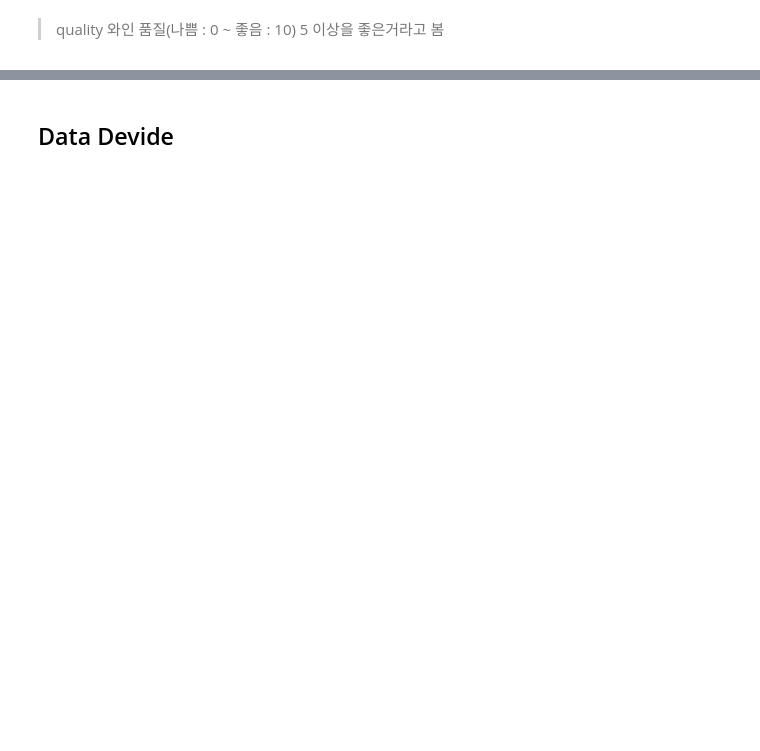
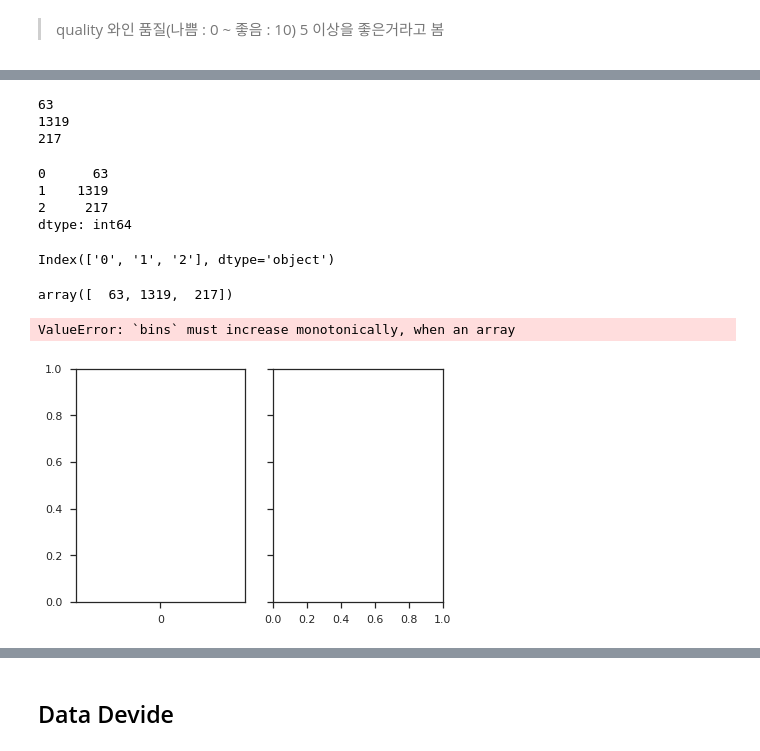
Before and after one commit to wonbae/wine-quality-sales, a Jupyter notebook: Redwine-analysis.ipynb, the cells around one changed output, grey strips where cells are left out. Drawn from its saved outputs; the diff is of its cells as text; code cells hidden in the pictures; blank space fills up the shorter version.

```diff
--- a/Redwine-analysis.ipynb
+++ b/Redwine-analysis.ipynb
@@ -279,3 +297,62 @@ y1.head(10)
+# %%
+y_bad = list()
+y_good = list()
+y_superior = list()
+
+for grade in wine_quality:
+    if grade < 5:
+        y_bad.append(grade)
+
+    elif (grade >=5 and grade <= 6):
+        y_good.append(grade)
+
+    else:
+        y_superior.append(grade)
+
+
+# tmp = [y_bad, y_good, y_superior]
+# res = pd.Series(tmp)
+# print(res)
+# print(type(res))
+
+
+res = pd.Series(y_bad)
+res2 = pd.Series(y_good)
+res3 = pd.Series(y_superior)
+# %%
+print(len(res))
+print(len(res2))
+print(len(res3))
+# %% [output]
+63
+1319
+217
+# %%
+count_res = pd.Series([len(res), len(res2), len(res3)], index = ['0','1','2'])
+count_res
+# %% [output]
+0      63
+1    1319
+2     217
+dtype: int64
+# %%
+idx = count_res.index
+idx
+# %% [output]
+Index(['0', '1', '2'], dtype='object')
+# %%
+val = count_res.values
+val
+# %% [output]
+array([  63, 1319,  217])
+# %%
+n_bins = 20
+fig, axs = plt.subplots(1,2, sharey=True, tight_layout=True)
+axs[0].hist(idx, val)
+axs[1].hist(val, bins=n_bins)
+# %% [output]
+ValueError: `bins` must increase monotonically, when an array
+[figure, added]
 # %%
 # ax = y1.plot.hist(color='gray')
 # ax.set_title('Wine quality distribution', fontsize=14)
```
Also changed, not shown: parts of 28 cells of this notebook.
